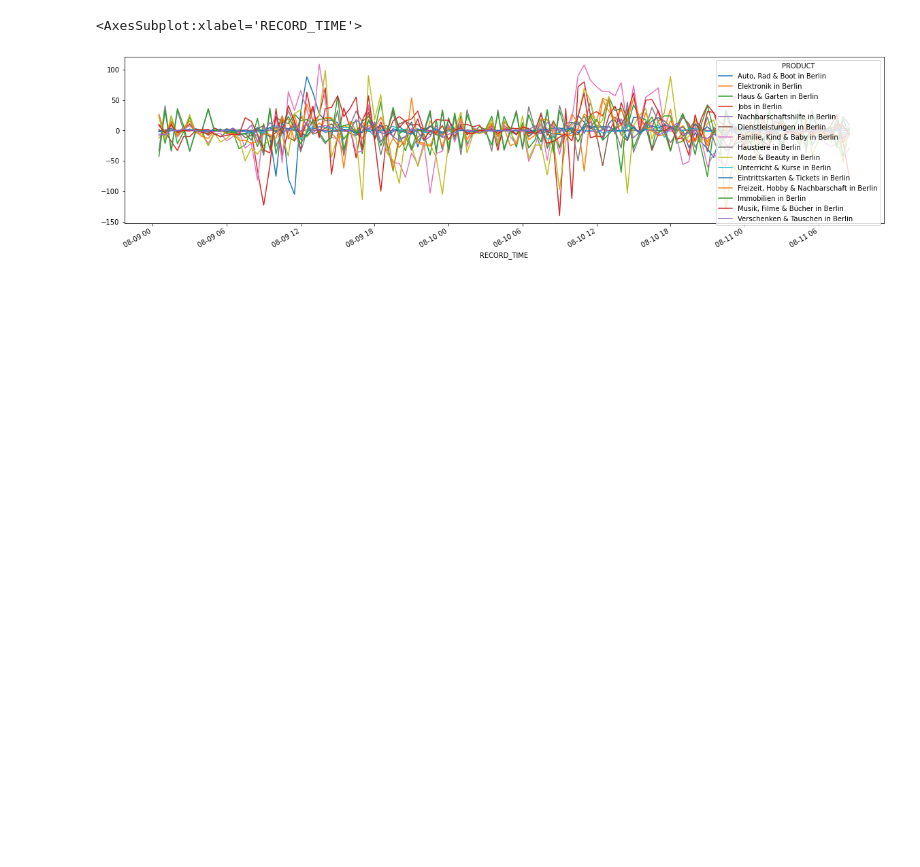
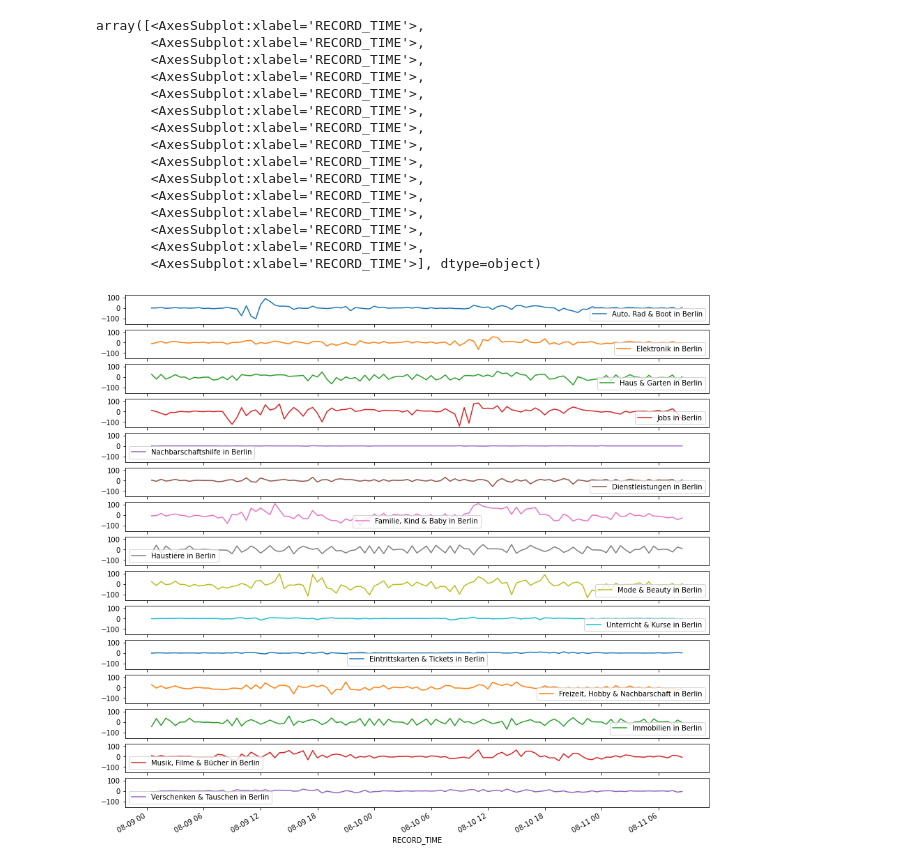
Before and after one commit to carbonleakage/UsedObjects, a Jupyter notebook: eBay_Detailed.ipynb, the cells around one changed output. Drawn from its saved outputs; the diff is of its cells as text; code cells hidden in the pictures; blank space fills up the shorter version.

```diff
--- a/eBay_Detailed.ipynb
+++ b/eBay_Detailed.ipynb
@@ -12,8 +12,22 @@ df['HOUR'] = df["RECORD_TIME"].dt.hour
 # %%
 df_pivot = df.pivot_table(index = "RECORD_TIME", columns = "PRODUCT", values = "LISTING_COUNT", aggfunc = "mean")
 # %%
-fig, ax = plt.subplots(figsize = (20,5))
-df_pivot.diff()[df.query("PRODUCT_HEADER == 1")['PRODUCT'].values].plot(ax=ax)
+# fig, ax = plt.subplots(figsize = (20,5))
+df_pivot.diff()[df.query("PRODUCT_HEADER == 1")['PRODUCT'].values].plot(subplots=True, figsize=(15,15), sharey=True)
 # %% [output]
-<AxesSubplot:xlabel='RECORD_TIME'>
+array([<AxesSubplot:xlabel='RECORD_TIME'>,
+       <AxesSubplot:xlabel='RECORD_TIME'>,
+       <AxesSubplot:xlabel='RECORD_TIME'>,
+       <AxesSubplot:xlabel='RECORD_TIME'>,
+       <AxesSubplot:xlabel='RECORD_TIME'>,
+       <AxesSubplot:xlabel='RECORD_TIME'>,
+       <AxesSubplot:xlabel='RECORD_TIME'>,
+       <AxesSubplot:xlabel='RECORD_TIME'>,
+       <AxesSubplot:xlabel='RECORD_TIME'>,
+       <AxesSubplot:xlabel='RECORD_TIME'>,
+       <AxesSubplot:xlabel='RECORD_TIME'>,
+       <AxesSubplot:xlabel='RECORD_TIME'>,
+       <AxesSubplot:xlabel='RECORD_TIME'>,
+       <AxesSubplot:xlabel='RECORD_TIME'>,
+       <AxesSubplot:xlabel='RECORD_TIME'>], dtype=object)
-[figure, old version]
+[figure, new version]
```
Also changed, not shown: 2 other files.
